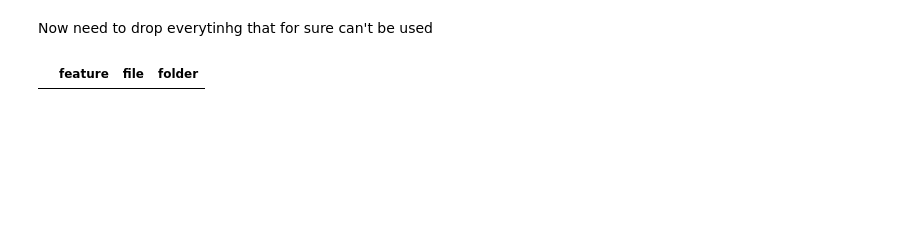
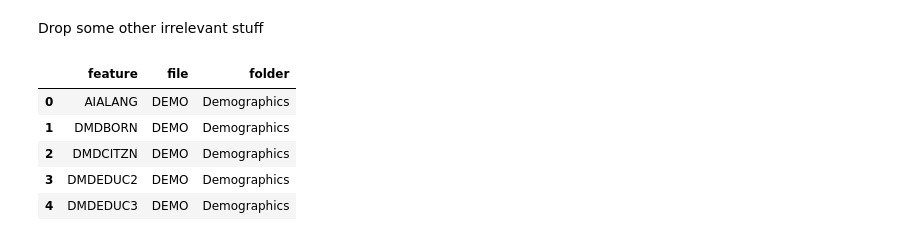
Before and after one commit to apashch/CancerPrediction, a Jupyter notebook: FeatureSelection.ipynb, the cells around one changed output. Drawn from its saved outputs; the diff is of its cells as text; code cells hidden in the pictures; blank space fills up the shorter version.

```diff
--- a/FeatureSelection.ipynb
+++ b/FeatureSelection.ipynb
@@ -13,15 +13,20 @@ target = features[features.feature == 'MCQ220']
 features = features[features.feature != 'MCQ220']
 # drop all closely related cols
 features = features[~features.feature.str.contains("MCQ22|MCQ23|MCQ24", regex = True)]
-# %% [markdown]
-Now need to drop everytinhg that for sure can't be used
+# %% [markdown]
+Drop some other irrelevant stuff
 # %%
-# questions about school  asked only teens
+# questions not aksed in adult population
 features = features[~features.feature.str.contains("PAQ72|PAQ73|PAQ74|PAQ75|PAQ76|PAQ77", regex = True)]
+features = features[~features.file.str.contains("SSPFAC|WHQMEC", regex = True)]
 
-# files not included in the dataset
-features = features[~features.file.str.contains("_I")]
+features.head()
 # %% [output]
 |  | feature | file | folder |
+| 0 | AIALANG | DEMO | Demographics |
+| 1 | DMDBORN | DEMO | Demographics |
+| 2 | DMDCITZN | DEMO | Demographics |
+| 3 | DMDEDUC2 | DEMO | Demographics |
+| 4 | DMDEDUC3 | DEMO | Demographics |
 # %%
 # select 100 random features from remaining
```
Also changed, not shown: parts of 4 cells of this notebook, 6 other files.
